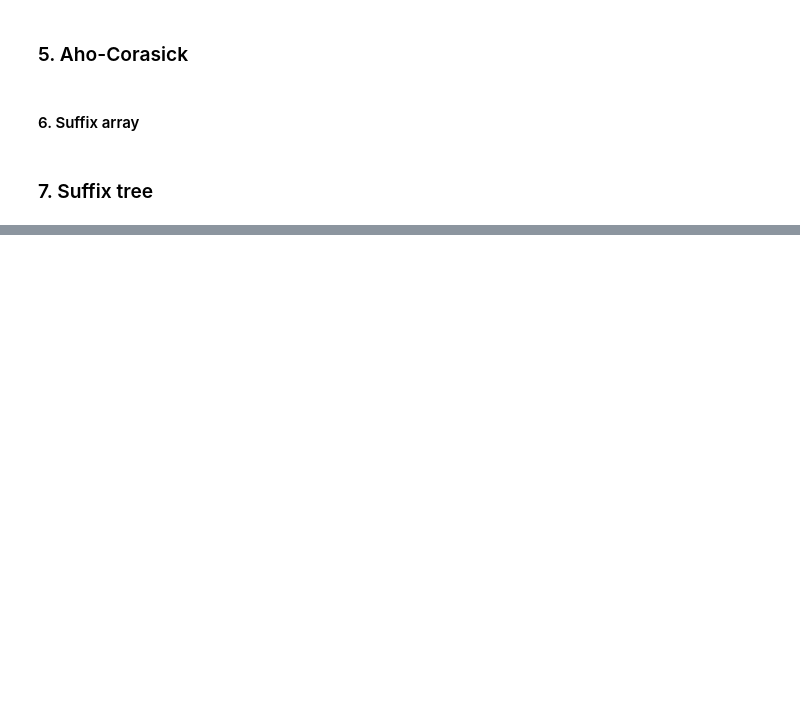
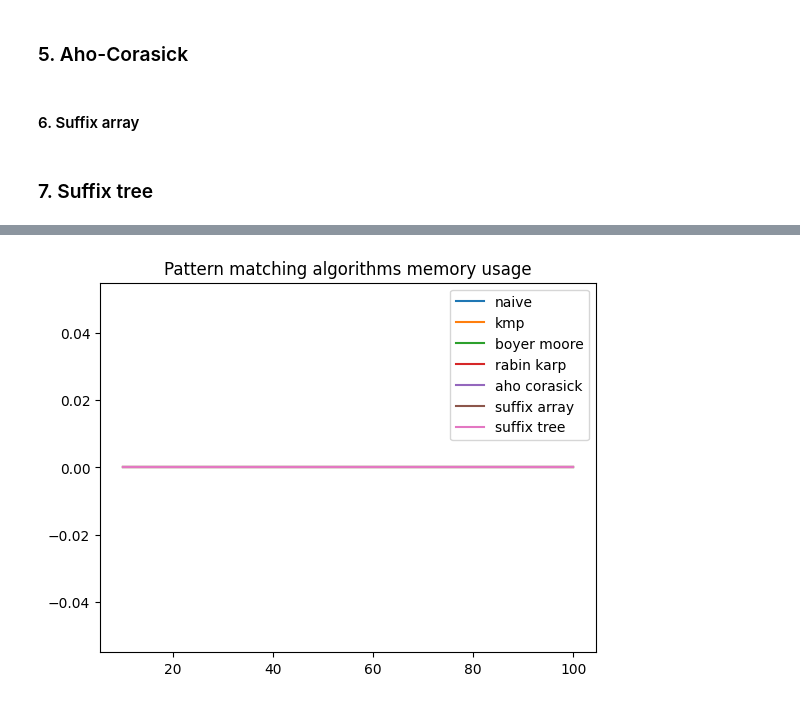
Before and after one commit to WSm-77/text_algorithms, a Jupyter notebook: lab4/wiktor_sedzimir_lab4.ipynb, the cells around one changed output, grey strips where cells are left out. Cells and saved outputs as stored; diff of their text form; code cells hidden in the pictures; blank space fills up the shorter version.

```diff
--- a/lab4/wiktor_sedzimir_lab4.ipynb
+++ b/lab4/wiktor_sedzimir_lab4.ipynb
@@ -1761,13 +1778,15 @@ plt.show()
 # %%
 plt.title("Pattern matching algorithms memory usage")
-plt.plot(text_sizes, list(map(lambda x: x["mem_usage"], naive_pattern_matching_params)), label = "naive")
-plt.plot(text_sizes, list(map(lambda x: x["mem_usage"], kmp_pattern_matching_params)), label = "kmp")
-plt.plot(text_sizes, list(map(lambda x: x["mem_usage"], boyer_moore_pattern_matching_params)), label = "boyer moore")
-plt.plot(text_sizes, list(map(lambda x: x["mem_usage"], rabin_karp_pattern_matching_params)), label = "rabin karp")
-plt.plot(text_sizes, list(map(lambda x: x["mem_usage"], aho_corasick_pattern_matching_params)), label = "aho corasick")
-plt.plot(text_sizes, list(map(lambda x: x["mem_usage"], suffix_array_pattern_matching_params)), label = "suffix array")
-plt.plot(text_sizes, list(map(lambda x: x["mem_usage"], suffix_tree_pattern_matching_params)), label = "suffix tree")
+plt.plot(cmp_pattern_matching_text_sizes, list(map(lambda x: x["mem_usage"], naive_pattern_matching_params)), label = "naive")
+plt.plot(cmp_pattern_matching_text_sizes, list(map(lambda x: x["mem_usage"], kmp_pattern_matching_params)), label = "kmp")
+plt.plot(cmp_pattern_matching_text_sizes, list(map(lambda x: x["mem_usage"], boyer_moore_pattern_matching_params)), label = "boyer moore")
+plt.plot(cmp_pattern_matching_text_sizes, list(map(lambda x: x["mem_usage"], rabin_karp_pattern_matching_params)), label = "rabin karp")
+plt.plot(cmp_pattern_matching_text_sizes, list(map(lambda x: x["mem_usage"], aho_corasick_pattern_matching_params)), label = "aho corasick")
+plt.plot(cmp_pattern_matching_text_sizes, list(map(lambda x: x["mem_usage"], suffix_array_pattern_matching_params)), label = "suffix array")
+plt.plot(cmp_pattern_matching_text_sizes, list(map(lambda x: x["mem_usage"], suffix_tree_pattern_matching_params)), label = "suffix tree")
 plt.legend()
 plt.show()
+# %% [output]
+[figure, added]
 # %%
 plt.title("Pattern matching algorithms characters comparison count")
```
Also changed, not shown: parts of 11 cells of this notebook.
